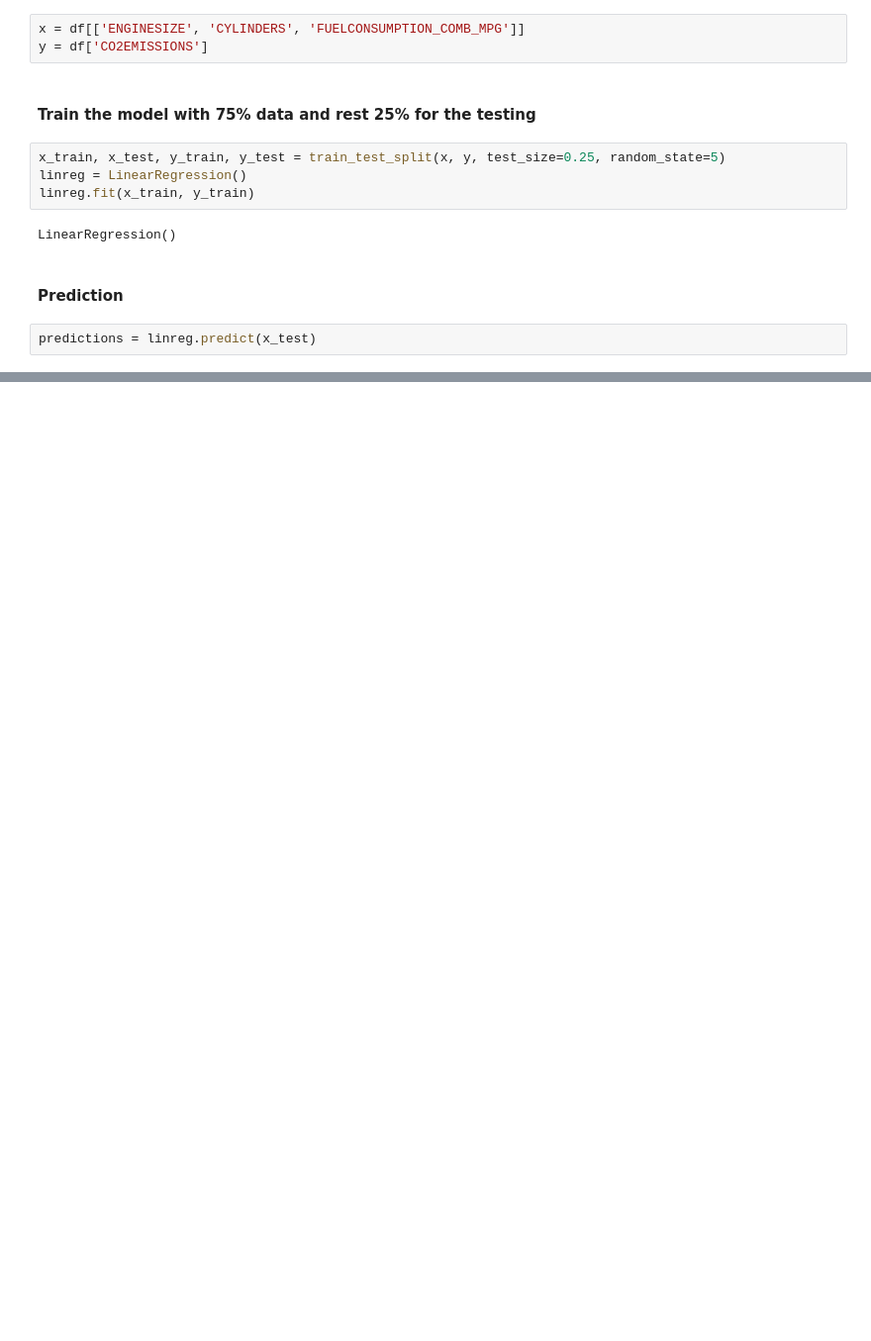
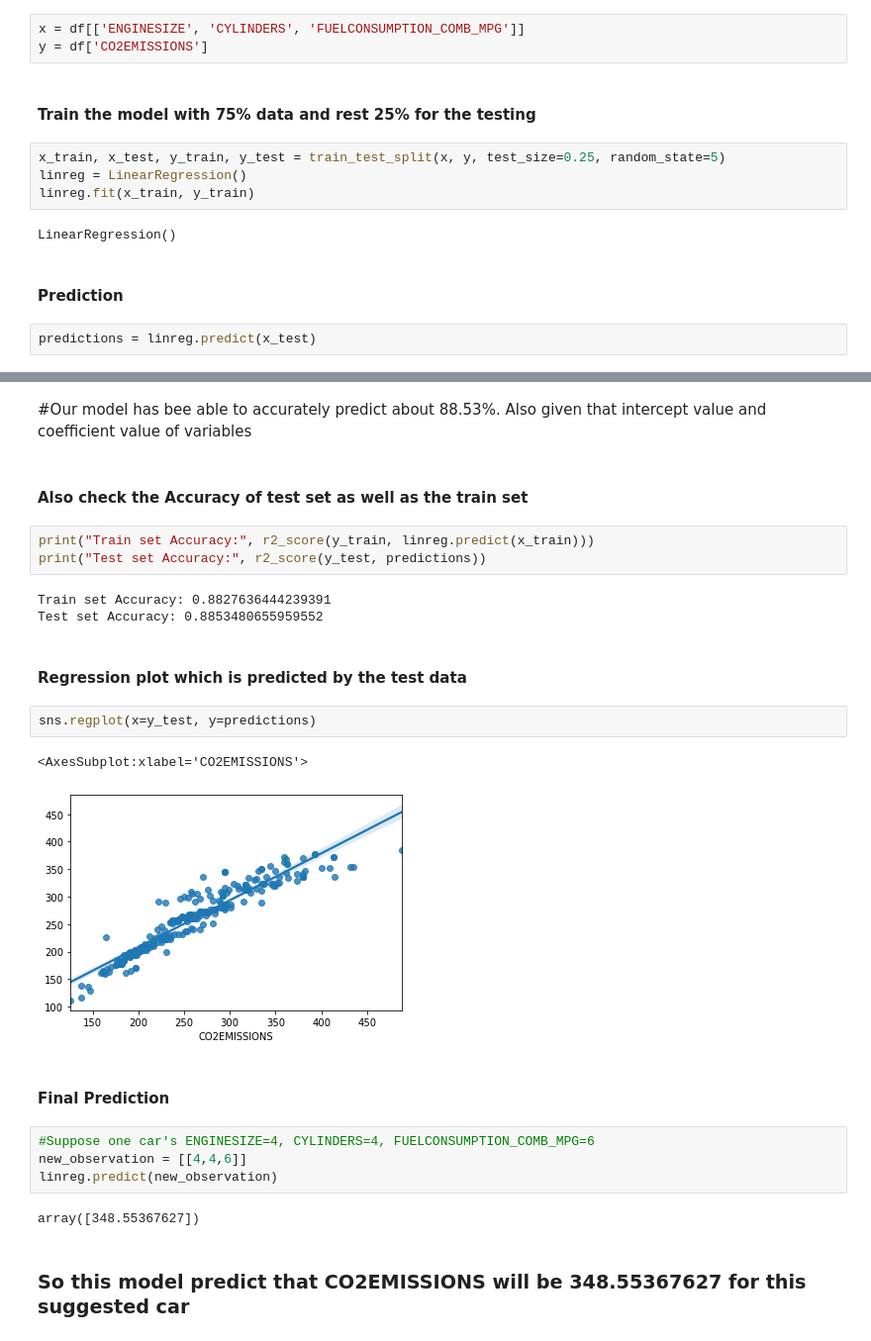
Before and after one commit to pappucode/datascience, a Jupyter notebook: machine learning/linear_regression.ipynb, the cells around one changed output, grey strips where cells are left out. Shown at 99% size. Saved outputs shown, nothing was run; the diff lists cells and outputs as text; blank space fills up the shorter version.

Commit message:
Accuracy checking and final prediction done

```diff
--- a/machine learning/linear_regression.ipynb
+++ b/machine learning/linear_regression.ipynb
@@ -78,0 +98,27 @@ predictions = linreg.predict(x_test)
+# %% [markdown]
+#Our model has bee able to accurately predict about 88.53%. Also given that intercept value and coefficient value of variables
+# %% [markdown]
+#### Also check the Accuracy of test set as well as the train set
+# %%
+print("Train set Accuracy:", r2_score(y_train, linreg.predict(x_train)))
+print("Test set Accuracy:", r2_score(y_test, predictions))
+# %% [output]
+Train set Accuracy: 0.8827636444239391
+Test set Accuracy: 0.8853480655959552
+# %% [markdown]
+#### Regression plot which is predicted by the test data
+# %%
+sns.regplot(x=y_test, y=predictions)
+# %% [output]
+<AxesSubplot:xlabel='CO2EMISSIONS'>
+[figure, added]
+# %% [markdown]
+#### Final Prediction
+# %%
+#Suppose one car's ENGINESIZE=4, CYLINDERS=4, FUELCONSUMPTION_COMB_MPG=6
+new_observation = [[4,4,6]]
+linreg.predict(new_observation)
+# %% [output]
+array([348.55367627])
+# %% [markdown]
+### So this model predict that CO2EMISSIONS will be 348.55367627 for this suggested car
```
Also changed, not shown: parts of 2 cells of this notebook.
